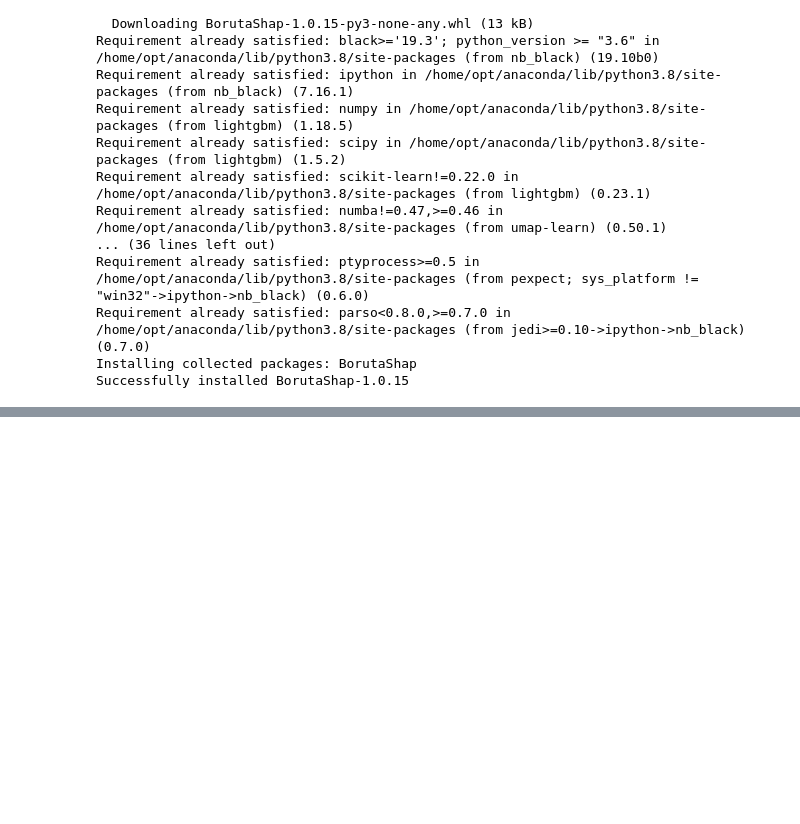
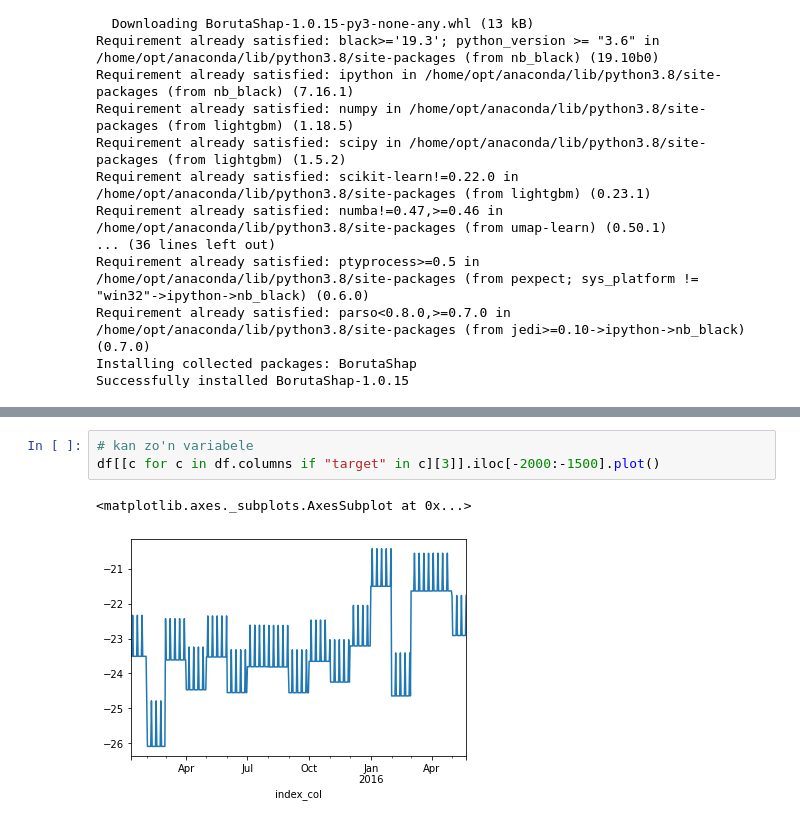
Before and after one commit to thomas-wsbd/acea-water-prediction, a Jupyter notebook: features.ipynb, the cells around one changed output, grey strips where cells are left out. Saved outputs shown, nothing was run; the diff lists cells and outputs as text; blank space fills up the shorter version.

```diff
--- a/features.ipynb
+++ b/features.ipynb
@@ -202,0 +70,6 @@ target_flow_rate_ermicciolo
+# %%
+# kan zo'n variabele
+df[[c for c in df.columns if "target" in c][3]].iloc[-2000:-1500].plot()
+# %% [output]
+<matplotlib.axes._subplots.AxesSubplot at 0x...>
+[figure, added]
```
Also changed, not shown: parts of 8 cells of this notebook, 13 other files.
